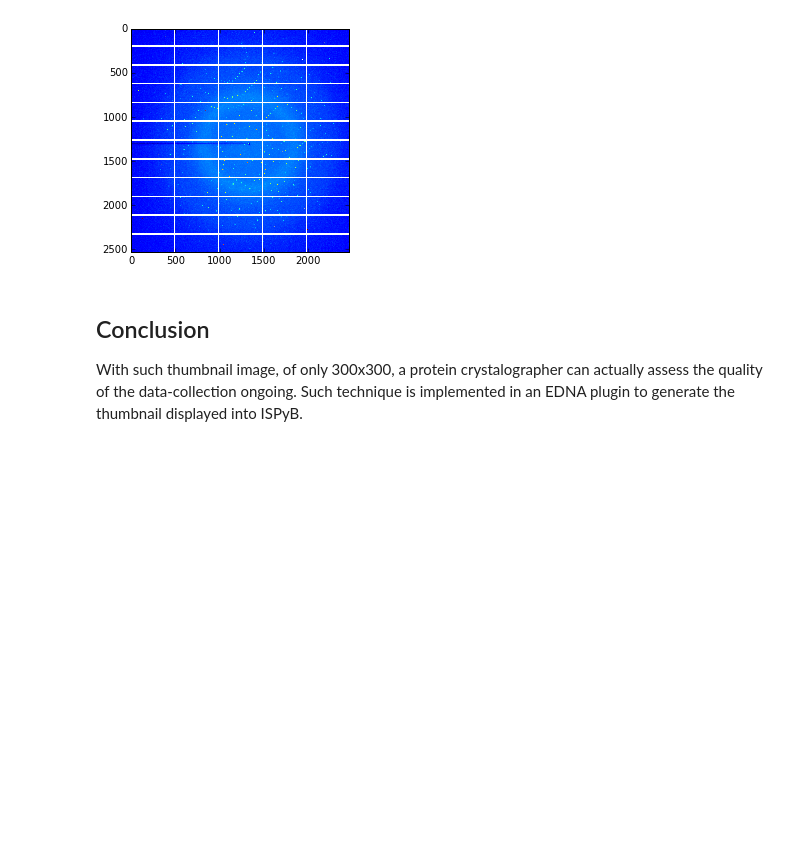
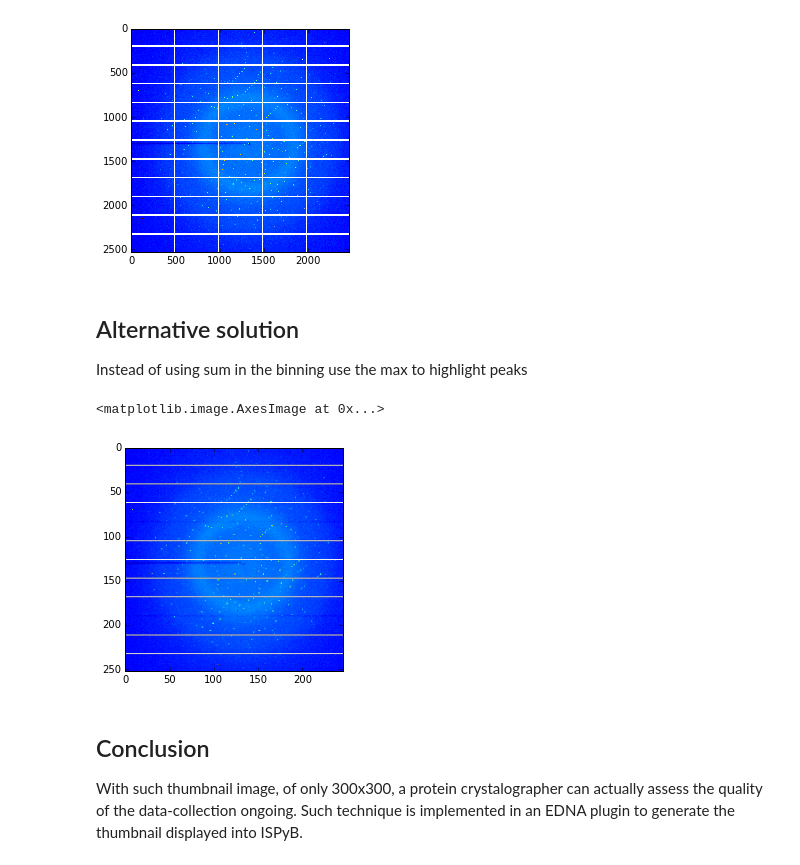
Before and after one commit to kif/python_tutorials, a Jupyter notebook: scipy_exercise_4/Diffraction_image_visualization.ipynb, the cells around one changed output. Cells and saved outputs as stored; diff of their text form; code cells hidden in the pictures; blank space fills up the shorter version.

Commit message:
new method for diffraction image display

```diff
--- a/scipy_exercise_4/Diffraction_image_visualization.ipynb
+++ b/scipy_exercise_4/Diffraction_image_visualization.ipynb
@@ -95,6 +95,19 @@ imshow(np.log(dil))
 # %% [output]
 <matplotlib.image.AxesImage at 0x...>
 [figure]
+# %% [markdown]
+Alternative solution
+--------------------
+
+Instead of using sum in the binning use the max to highlight peaks
+# %%
+chunk = img.data[:2520,:2460]
+chunk.shape = 252, 10, 246, 10
+binned = chunk.max(axis=-1).max(axis=1)
+imshow(np.log(binned))
+# %% [output]
+<matplotlib.image.AxesImage at 0x...>
+[figure, added]
 # %% [markdown]
 Conclusion
 ----------
```
